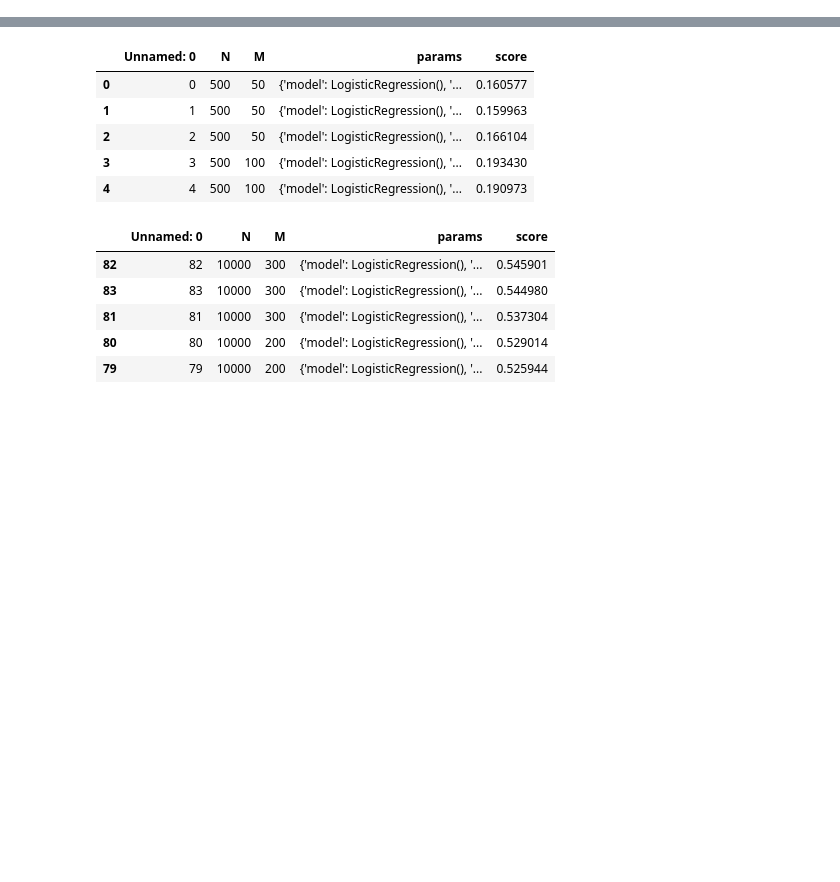
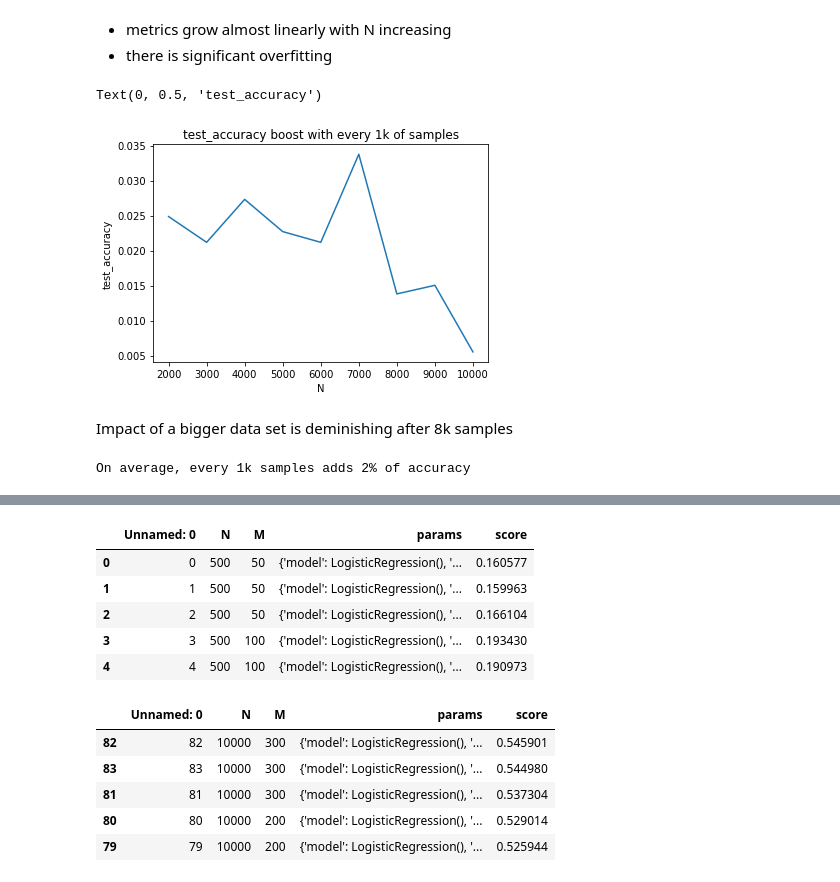
Before and after one commit to minotru/multimodel-ml-challenges, a Jupyter notebook: dynamic_pipeline/notebooks/results_analysis.ipynb, the cells around one changed output, grey strips where cells are left out. Saved outputs shown, nothing was run; the diff lists cells and outputs as text; code cells hidden in the pictures; blank space fills up the shorter version.

```diff
--- a/dynamic_pipeline/notebooks/results_analysis.ipynb
+++ b/dynamic_pipeline/notebooks/results_analysis.ipynb
@@ -0,0 +42,16 @@
+# %% [markdown]
+* metrics grow almost linearly with N increasing
+* there is significant overfitting
+# %%
+results.set_index("N")["test_accuracy"].diff(1).plot(title="test_accuracy boost with every 1k of samples")
+plt.ylabel("test_accuracy")
+# %% [output]
+Text(0, 0.5, 'test_accuracy')
+[figure, added]
+# %% [markdown]
+Impact of a bigger data set is deminishing after 8k samples
+# %%
+average_boost = results.set_index("N")["test_accuracy"].diff(1).mean()
+print(f"On average, every 1k samples adds {int(average_boost * 100)}% of accuracy")
+# %% [output]
+On average, every 1k samples adds 2% of accuracy
```
Also changed, not shown: parts of 12 cells of this notebook, 6 other files.
